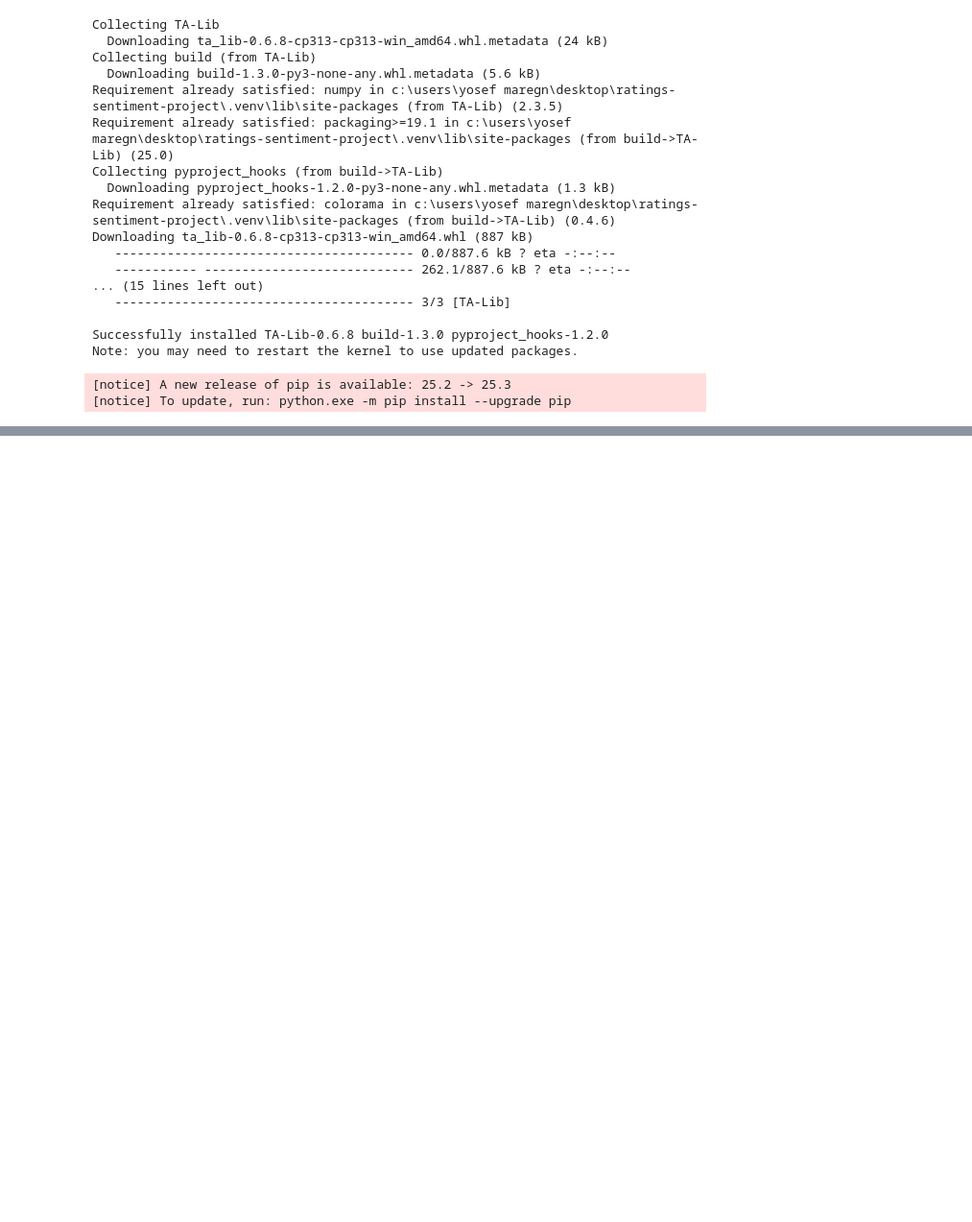
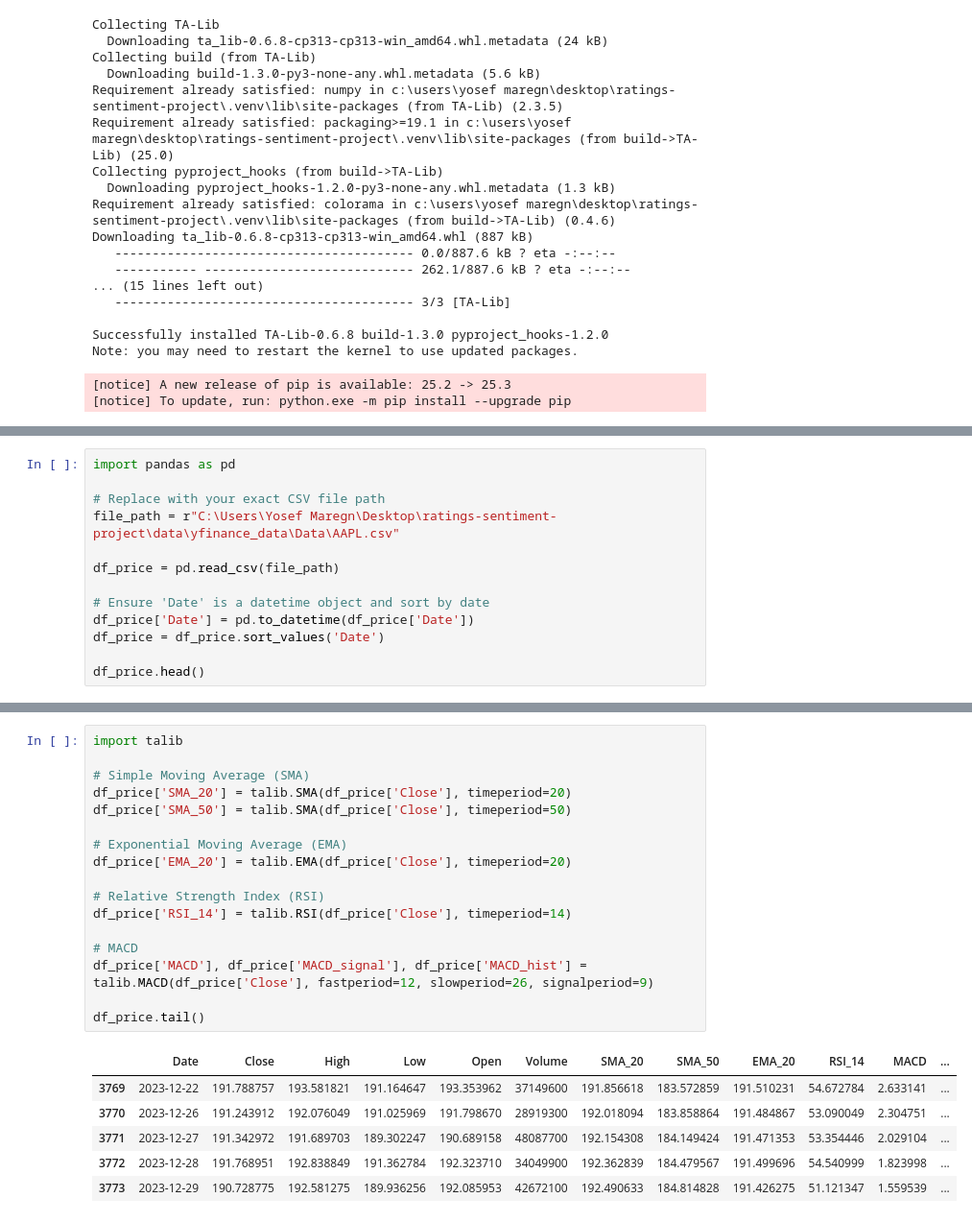
Before and after one commit to yosefmaregn2017-droid/ratings-sentiment-project, a Jupyter notebook: notebooks/Task2_Quantitative_Analysis.ipynb, the cells around one changed output, grey strips where cells are left out. Shown at 96% size. Saved outputs shown, nothing was run; the diff lists cells and outputs as text; blank space fills up the shorter version.

Commit message:
stock price

```diff
--- a/notebooks/Task2_Quantitative_Analysis.ipynb
+++ b/notebooks/Task2_Quantitative_Analysis.ipynb
@@ -107,0 +113,13 @@ Note: you may need to restart the kernel to use updated packages.
+# %%
+import pandas as pd
+
+# Replace with your exact CSV file path
+file_path = r"C:\Users\Yosef Maregn\Desktop\ratings-sentiment-project\data\yfinance_data\Data\AAPL.csv"
+
+df_price = pd.read_csv(file_path)
+
+# Ensure 'Date' is a datetime object and sort by date
+df_price['Date'] = pd.to_datetime(df_price['Date'])
+df_price = df_price.sort_values('Date')
+
+df_price.head()
@@ -107,0 +133,24 @@ Note: you may need to restart the kernel to use updated packages.
+# %%
+import talib
+
+# Simple Moving Average (SMA)
+df_price['SMA_20'] = talib.SMA(df_price['Close'], timeperiod=20)
+df_price['SMA_50'] = talib.SMA(df_price['Close'], timeperiod=50)
+
+# Exponential Moving Average (EMA)
+df_price['EMA_20'] = talib.EMA(df_price['Close'], timeperiod=20)
+
+# Relative Strength Index (RSI)
+df_price['RSI_14'] = talib.RSI(df_price['Close'], timeperiod=14)
+
+# MACD
+df_price['MACD'], df_price['MACD_signal'], df_price['MACD_hist'] = talib.MACD(df_price['Close'], fastperiod=12, slowperiod=26, signalperiod=9)
+
+df_price.tail()
+# %% [output]
+|  | Date | Close | High | Low | Open | Volume | SMA_20 | SMA_50 | EMA_20 | RSI_14 | MACD | ... |
+| 3769 | 2023-12-22 | 191.788757 | 193.581821 | 191.164647 | 193.353962 | 37149600 | 191.856618 | 183.572859 | 191.510231 | 54.672784 | 2.633141 | ... |
+| 3770 | 2023-12-26 | 191.243912 | 192.076049 | 191.025969 | 191.798670 | 28919300 | 192.018094 | 183.858864 | 191.484867 | 53.090049 | 2.304751 | ... |
+| 3771 | 2023-12-27 | 191.342972 | 191.689703 | 189.302247 | 190.689158 | 48087700 | 192.154308 | 184.149424 | 191.471353 | 53.354446 | 2.029104 | ... |
+| 3772 | 2023-12-28 | 191.768951 | 192.838849 | 191.362784 | 192.323710 | 34049900 | 192.362839 | 184.479567 | 191.499696 | 54.540999 | 1.823998 | ... |
+| 3773 | 2023-12-29 | 190.728775 | 192.581275 | 189.936256 | 192.085953 | 42672100 | 192.490633 | 184.814828 | 191.426275 | 51.121347 | 1.559539 | ... |
```
Also changed, not shown: parts of 2 cells of this notebook.
